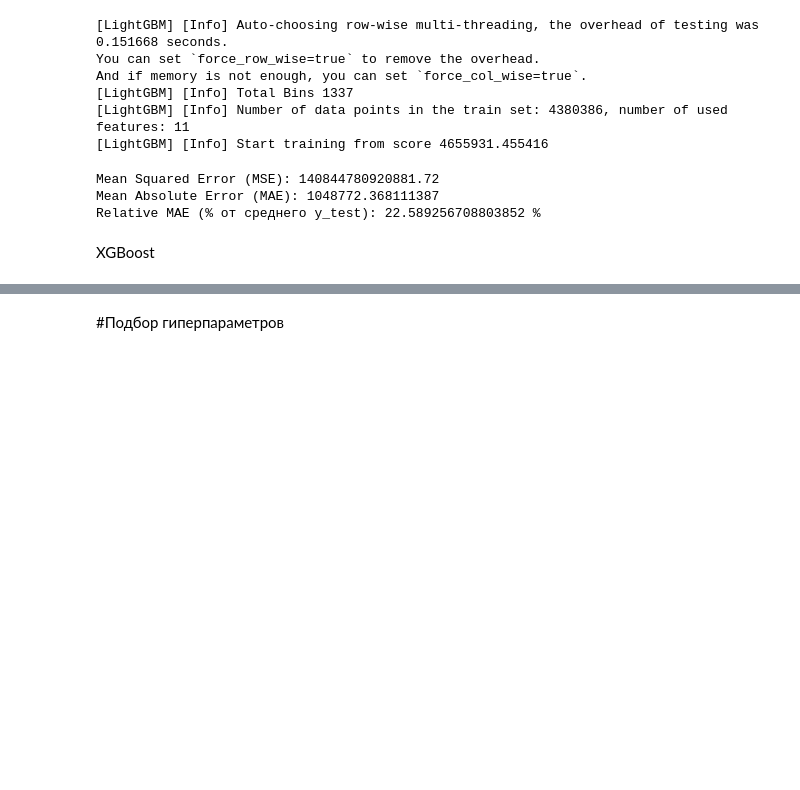
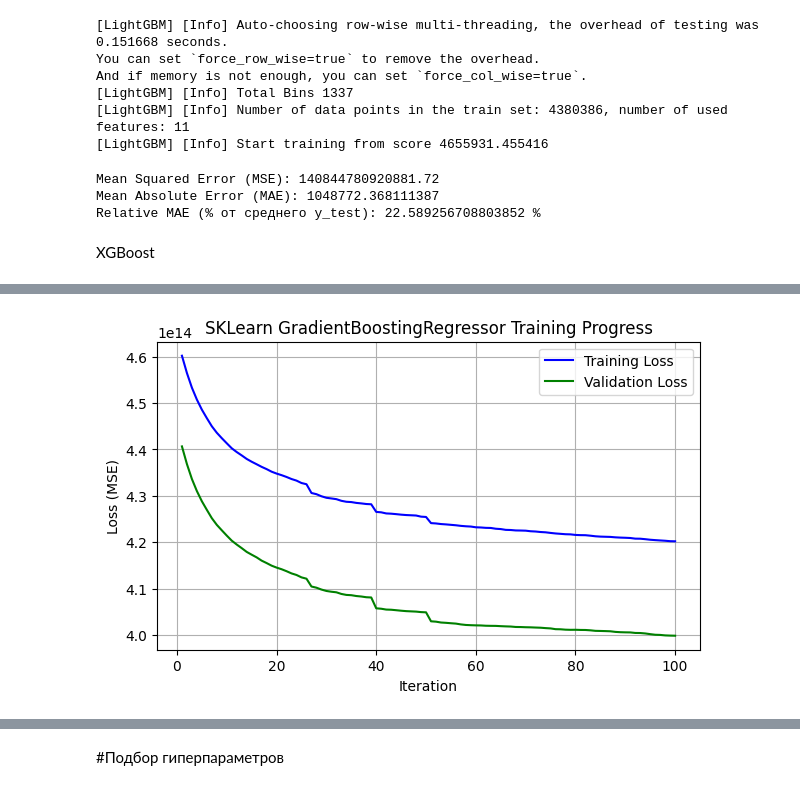
Before and after one commit to Evans-Sense/pet, a Jupyter notebook: HousePrices.ipynb, the cells around one changed output, grey strips where cells are left out. Saved outputs shown, nothing was run; the diff lists cells and outputs as text; code cells hidden in the pictures; blank space fills up the shorter version.

```diff
--- a/HousePrices.ipynb
+++ b/HousePrices.ipynb
@@ -452,0 +475,18 @@ plt.show()
+# %%
+from sklearn.ensemble import GradientBoostingRegressor
+from sklearn.metrics import mean_squared_error, mean_absolute_error
+import numpy as np
+
+GBReg = GradientBoostingRegressor(random_state=42, verbose = 10)
+
+GBReg.fit(X_train, y_train)
+
+y_test_pred = GBReg.predict(X_test)
+
+print("Mean Squared Error (MSE):".ljust(30), mean_squared_error(y_test, y_test_pred))
+print("Mean Absolute Error (MAE):".ljust(30), mean_absolute_error(y_test, y_test_pred))
+print("Relative MAE (% от среднего y_test):".ljust(30),
+      mean_absolute_error(y_test, y_test_pred) / np.mean(y_test) * 100, "%")
+
+train_losses = [mean_squared_error(y_train, y_pred) for y_pred in GBReg.staged_predict(X_train)]
+test_losses = [mean_squared_error(y_test, y_pred) for y_pred in GBReg.staged_predict(X_test)]
@@ -452,0 +511,14 @@ plt.show()
+# %%
+iterations = np.arange(1, len(train_losses) + 1)
+
+plt.figure(figsize=(7, 4))
+plt.plot(iterations, train_losses, label='Training Loss', color='blue')
+plt.plot(iterations, test_losses, label='Validation Loss', color='green')
+plt.xlabel('Iteration')
+plt.ylabel('Loss (MSE)')
+plt.title('SKLearn GradientBoostingRegressor Training Progress')
+plt.legend()
+plt.grid()
+plt.show()
+# %% [output]
+[figure, added]
```
Also changed, not shown: parts of 32 cells of this notebook.
